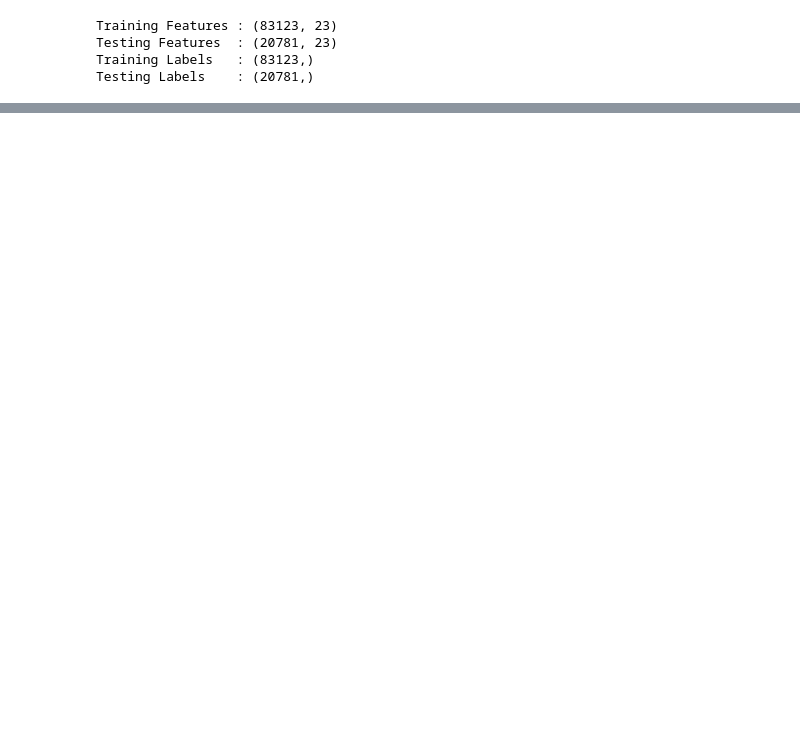
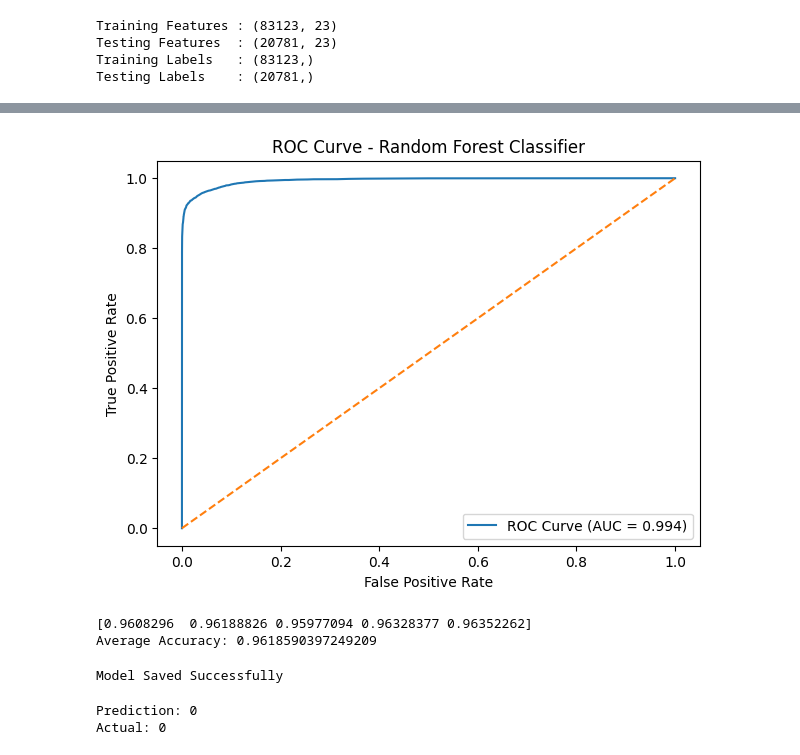
Before and after one commit to Anshitha9286/Airline-Passenger-Satisfaction-ML-Project, a Jupyter notebook: Airline_Passenger_Satisfaction_Project.ipynb, the cells around one changed output, grey strips where cells are left out. Saved outputs shown, nothing was run; the diff lists cells and outputs as text; code cells hidden in the pictures; blank space fills up the shorter version.

```diff
--- a/Airline_Passenger_Satisfaction_Project.ipynb
+++ b/Airline_Passenger_Satisfaction_Project.ipynb
@@ -351,0 +582,55 @@ Testing Labels    : (20781,)
+# %%
+from sklearn.metrics import roc_curve, auc
+import matplotlib.pyplot as plt
+
+# Predict probabilities
+y_prob = best_rf.predict_proba(X_test)[:, 1]
+
+# Compute ROC curve
+fpr, tpr, thresholds = roc_curve(y_test, y_prob)
+
+# Compute AUC
+roc_auc = auc(fpr, tpr)
+
+# Plot ROC Curve
+plt.figure(figsize=(7,5))
+plt.plot(fpr, tpr, label=f'ROC Curve (AUC = {roc_auc:.3f})')
+plt.plot([0,1], [0,1], linestyle='--')
+
+plt.xlabel('False Positive Rate')
+plt.ylabel('True Positive Rate')
+plt.title('ROC Curve - Random Forest Classifier')
+plt.legend(loc='lower right')
+
+plt.show()
+# %% [output]
+[figure, added]
+# %%
+from sklearn.model_selection import cross_val_score
+cv_scores = cross_val_score(
+    best_rf,
+    X_scaled,
+    y,
+    cv=5
+)
+print(cv_scores)
+print("Average Accuracy:", cv_scores.mean())
+# %% [output]
+[0.9608296  0.96188826 0.95977094 0.96328377 0.96352262]
+Average Accuracy: 0.9618590397249209
+# %%
+import joblib
+joblib.dump(best_rf, "Airline_Satisfaction_Model.pkl")
+print("Model Saved Successfully")
+# %% [output]
+Model Saved Successfully
+# %%
+sample = X_test.iloc[[0]]
+
+prediction = best_rf.predict(sample)
+
+print("Prediction:", prediction[0])
+print("Actual:", y_test.iloc[0])
+# %% [output]
+Prediction: 0
+Actual: 0
```
Also changed, not shown: parts of 17 cells of this notebook.
